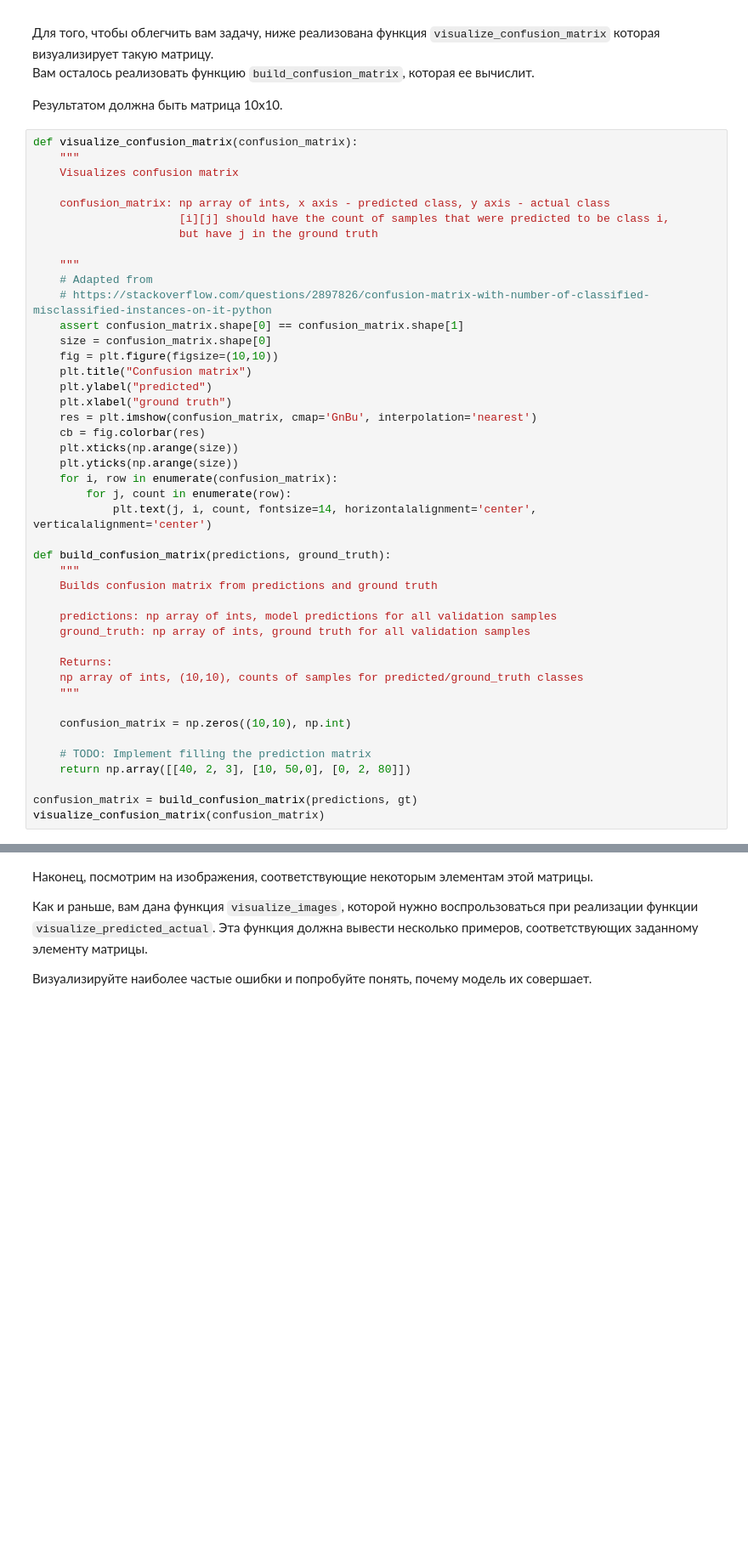
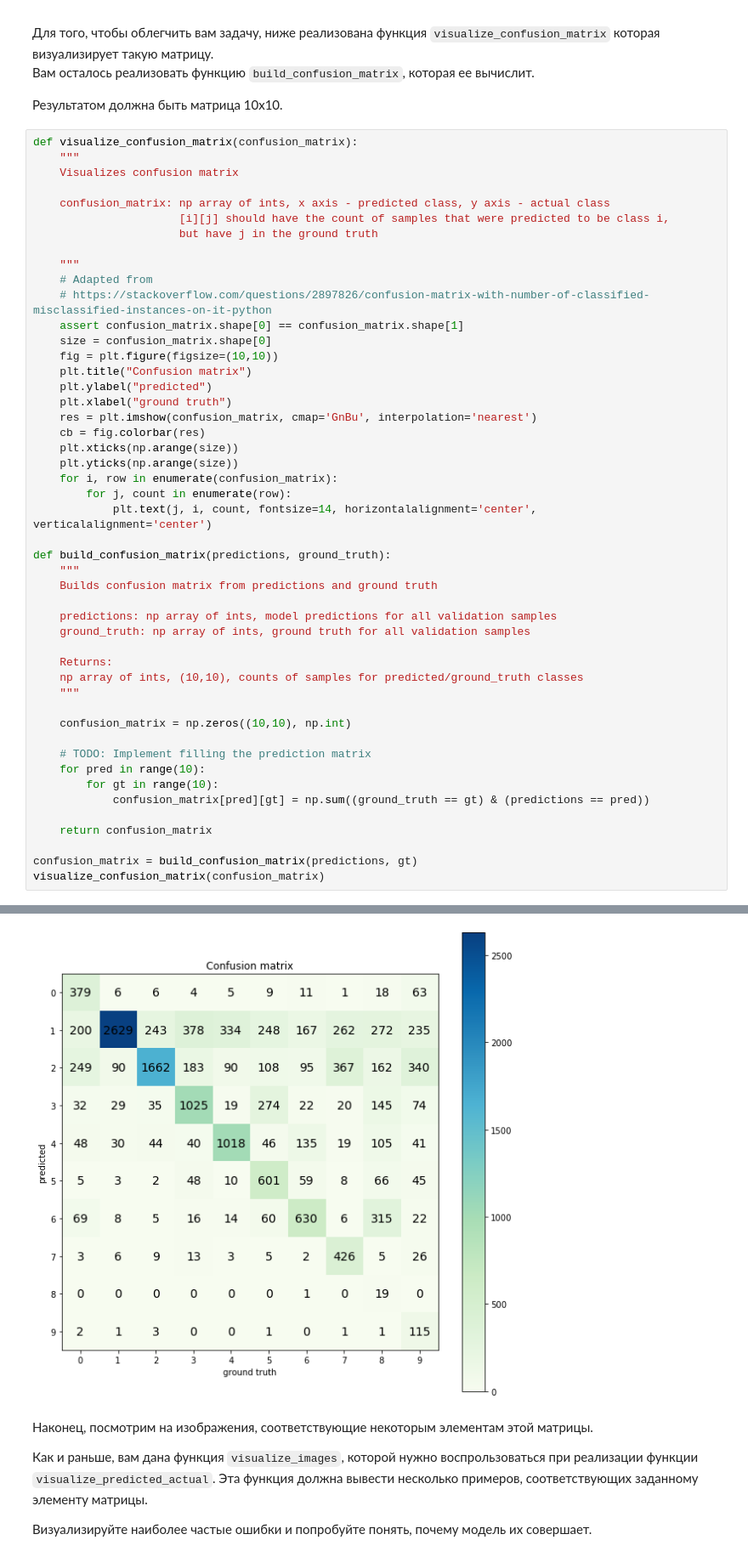
Before and after one commit to Chularev/courses, a Jupyter notebook: assignments/assignment2/PyTorch.ipynb, the cells around one changed output, grey strips where cells are left out. Shown: that part at 85% size. Saved outputs shown, nothing was run; the diff lists cells and outputs as text; blank space fills up the shorter version.

```diff
--- a/assignments/assignment2/PyTorch.ipynb
+++ b/assignments/assignment2/PyTorch.ipynb
@@ -382,7 +380,12 @@ def build_confusion_matrix(predictions, ground_truth):
     confusion_matrix = np.zeros((10,10), np.int)
 
     # TODO: Implement filling the prediction matrix
-    return np.array([[40, 2, 3], [10, 50,0], [0, 2, 80]])
+    for pred in range(10):
+        for gt in range(10):
+            confusion_matrix[pred][gt] = np.sum((ground_truth == gt) & (predictions == pred))
+
+    return confusion_matrix
 
 confusion_matrix = build_confusion_matrix(predictions, gt)
 visualize_confusion_matrix(confusion_matrix)
+# %% [output]
@@ -389,3 +394,4 @@ visualize_confusion_matrix(confusion_matrix)
+[figure, added]
 # %% [markdown]
 Наконец, посмотрим на изображения, соответствующие некоторым элементам этой матрицы.
 
```
Also changed, not shown: parts of 8 cells of this notebook.
